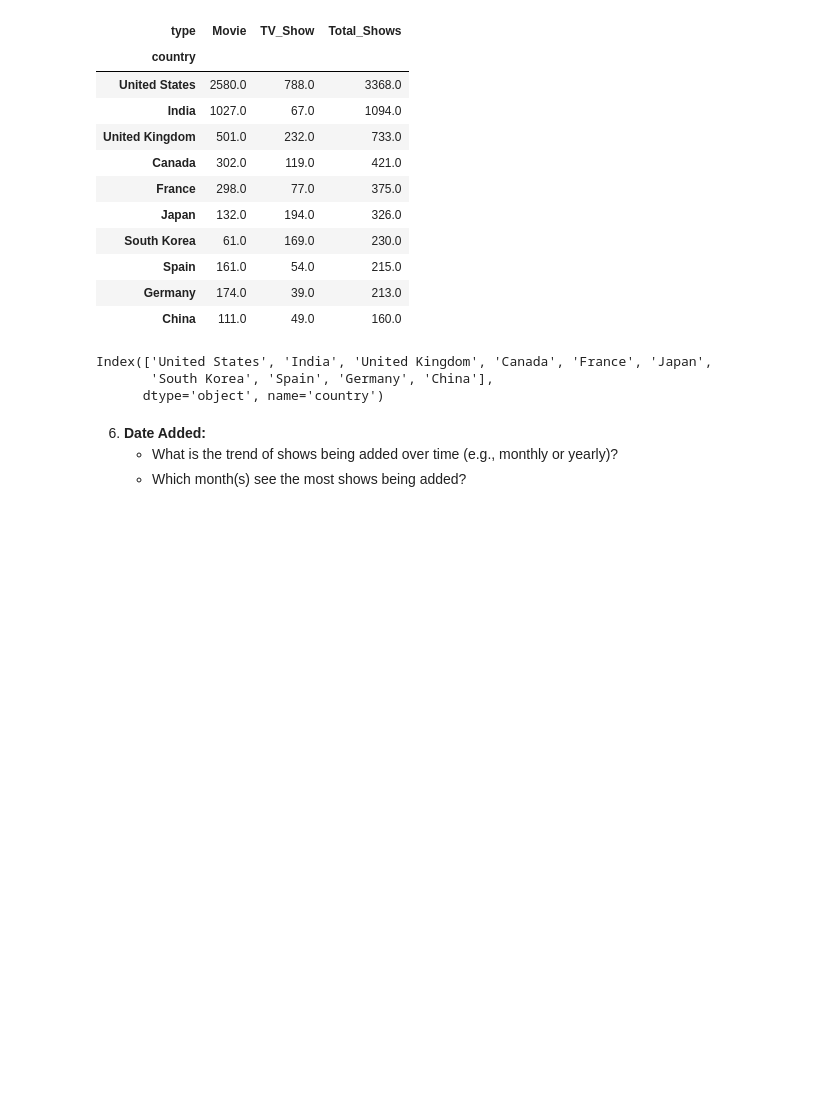
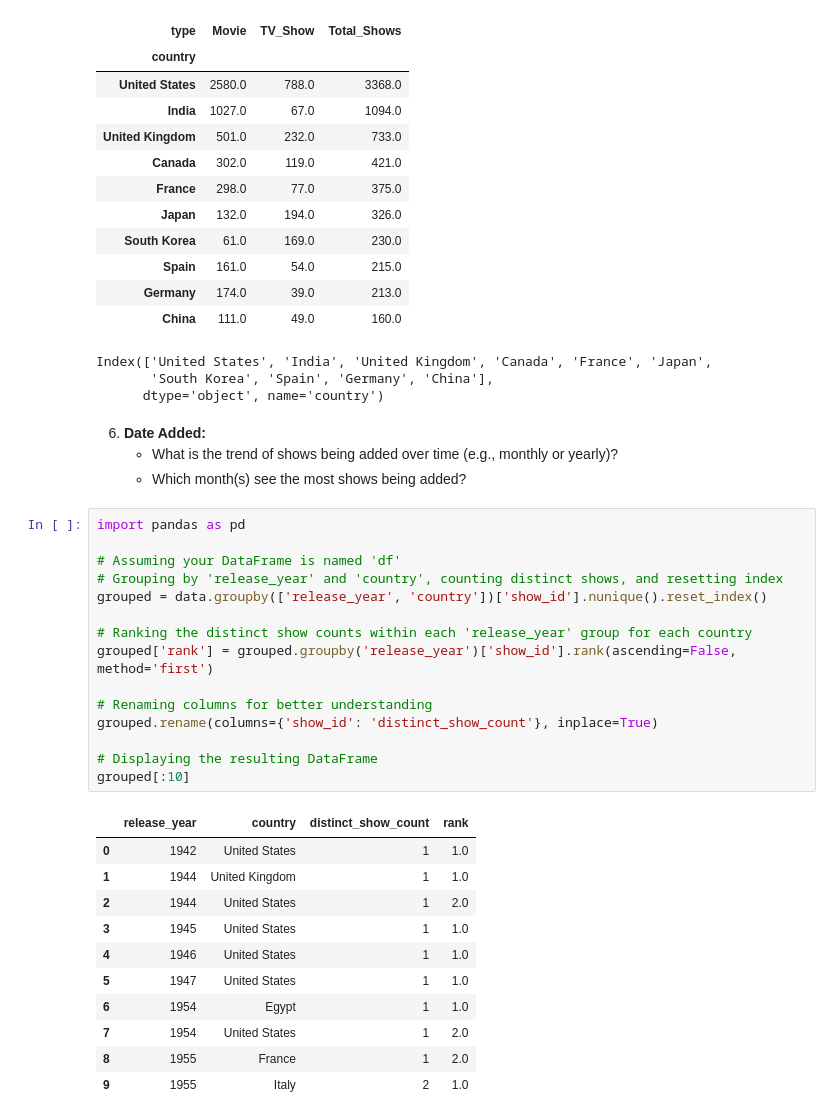
Before and after one commit to DSabarish/netflix_data_analysis, a Jupyter notebook: Netflix_25.ipynb, the cells around one changed output. Cells and saved outputs as stored; diff of their text form; blank space fills up the shorter version.

```diff
--- a/Netflix_25.ipynb
+++ b/Netflix_25.ipynb
@@ -978,3 +978,30 @@ Index(['United States', 'India', 'United Kingdom', 'Canada', 'France', 'Japan',
 6. **Date Added:**
    - What is the trend of shows being added over time (e.g., monthly or yearly)?
    - Which month(s) see the most shows being added?
+# %%
+import pandas as pd
+
+# Assuming your DataFrame is named 'df'
+# Grouping by 'release_year' and 'country', counting distinct shows, and resetting index
+grouped = data.groupby(['release_year', 'country'])['show_id'].nunique().reset_index()
+
+# Ranking the distinct show counts within each 'release_year' group for each country
+grouped['rank'] = grouped.groupby('release_year')['show_id'].rank(ascending=False, method='first')
+
+# Renaming columns for better understanding
+grouped.rename(columns={'show_id': 'distinct_show_count'}, inplace=True)
+
+# Displaying the resulting DataFrame
+grouped[:10]
+# %% [output]
+|  | release_year | country | distinct_show_count | rank |
+| 0 | 1942 | United States | 1 | 1.0 |
+| 1 | 1944 | United Kingdom | 1 | 1.0 |
+| 2 | 1944 | United States | 1 | 2.0 |
+| 3 | 1945 | United States | 1 | 1.0 |
+| 4 | 1946 | United States | 1 | 1.0 |
+| 5 | 1947 | United States | 1 | 1.0 |
+| 6 | 1954 | Egypt | 1 | 1.0 |
+| 7 | 1954 | United States | 1 | 2.0 |
+| 8 | 1955 | France | 1 | 2.0 |
+| 9 | 1955 | Italy | 2 | 1.0 |
```
Also changed, not shown: parts of 1 cell of this notebook.
